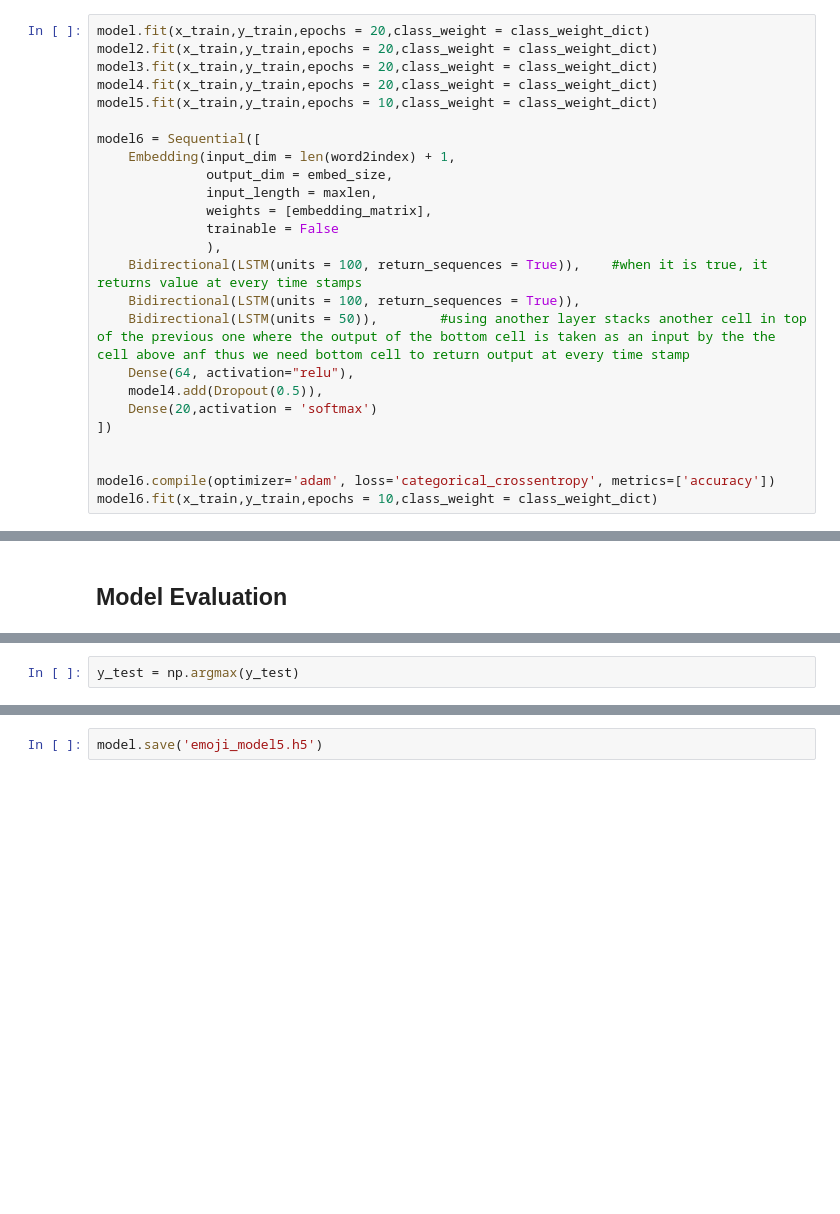
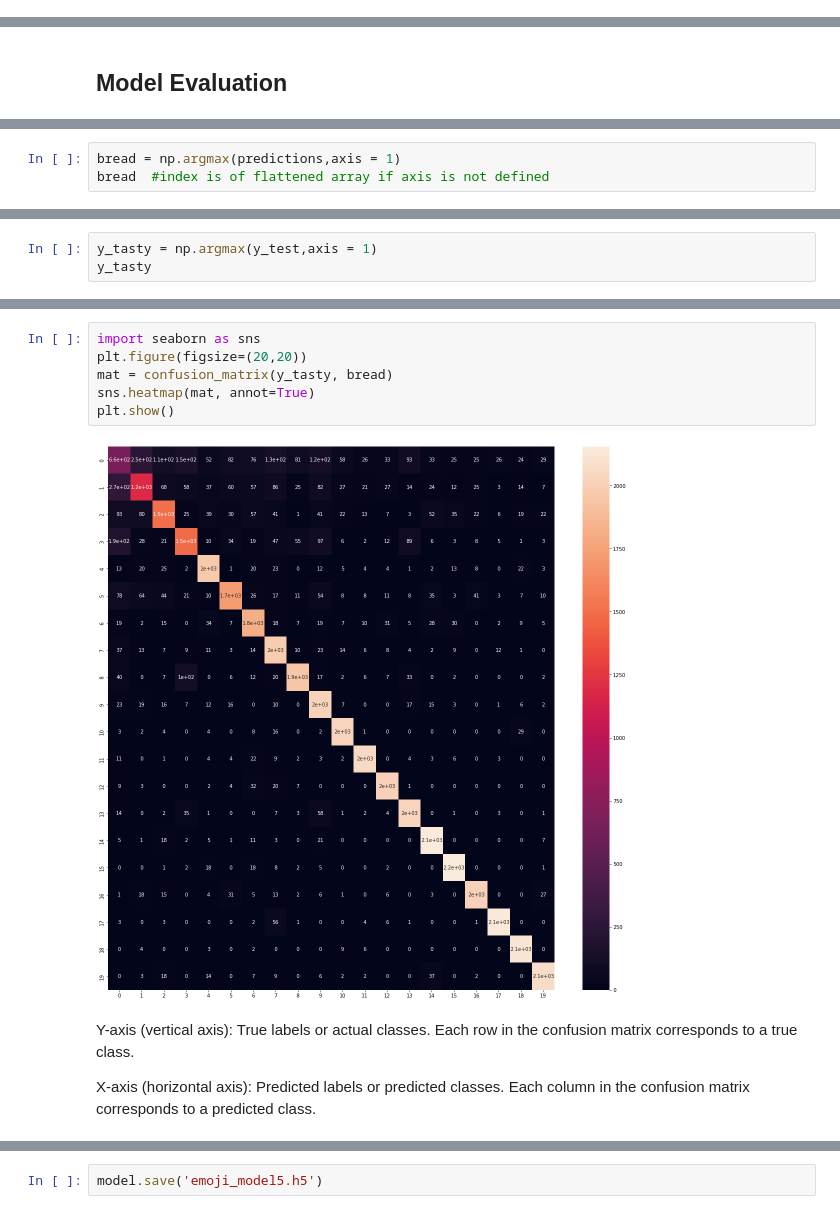
Before and after one commit to Chinmaynagori2/emoji_suggestor, a Jupyter notebook: model/Untitled.ipynb, the cells around one changed output, grey strips where cells are left out. Drawn from its saved outputs; the diff is of its cells as text; blank space fills up the shorter version.

```diff
--- a/model/Untitled.ipynb
+++ b/model/Untitled.ipynb
@@ -682,25 +722,0 @@ plt.show()
-# %%
-model.fit(x_train,y_train,epochs = 20,class_weight = class_weight_dict)
-model2.fit(x_train,y_train,epochs = 20,class_weight = class_weight_dict)
-model3.fit(x_train,y_train,epochs = 20,class_weight = class_weight_dict)
-model4.fit(x_train,y_train,epochs = 20,class_weight = class_weight_dict)
-model5.fit(x_train,y_train,epochs = 10,class_weight = class_weight_dict)
-
-model6 = Sequential([
-    Embedding(input_dim = len(word2index) + 1,
-              output_dim = embed_size,
-              input_length = maxlen,
-              weights = [embedding_matrix],
-              trainable = False
-              ),
-    Bidirectional(LSTM(units = 100, return_sequences = True)),    #when it is true, it returns value at every time stamps
-    Bidirectional(LSTM(units = 100, return_sequences = True)),
-    Bidirectional(LSTM(units = 50)),        #using another layer stacks another cell in top of the previous one where the output of the bottom cell is taken as an input by the the cell above anf thus we need bottom cell to return output at every time stamp
-    Dense(64, activation="relu"),
-    model4.add(Dropout(0.5)),
-    Dense(20,activation = 'softmax')
-])
-
-
-model6.compile(optimizer='adam', loss='categorical_crossentropy', metrics=['accuracy'])
-model6.fit(x_train,y_train,epochs = 10,class_weight = class_weight_dict)
@@ -808,5 +898,3 @@ predictions = model.predict(x_test)
-# %%
-y_test = np.argmax(y_test)
 # %%
 y_test
 # %% [output]
@@ -813,0 +936,3 @@ y_test
+# %%
+bread = np.argmax(predictions,axis = 1)
+bread  #index is of flattened array if axis is not defined
@@ -813,0 +941,3 @@ y_test
+# %%
+y_tasty = np.argmax(y_test,axis = 1)
+y_tasty
@@ -825,0 +990,12 @@ tf.config.list_physical_devices('GPU')
+# %%
+import seaborn as sns
+plt.figure(figsize=(20,20))
+mat = confusion_matrix(y_tasty, bread)
+sns.heatmap(mat, annot=True)
+plt.show()
+# %% [output]
+[figure, added]
+# %% [markdown]
+Y-axis (vertical axis): True labels or actual classes. Each row in the confusion matrix corresponds to a true class.
+
+X-axis (horizontal axis): Predicted labels or predicted classes. Each column in the confusion matrix corresponds to a predicted class.
```
Also changed, not shown: parts of 144 cells of this notebook, 1 other file.
